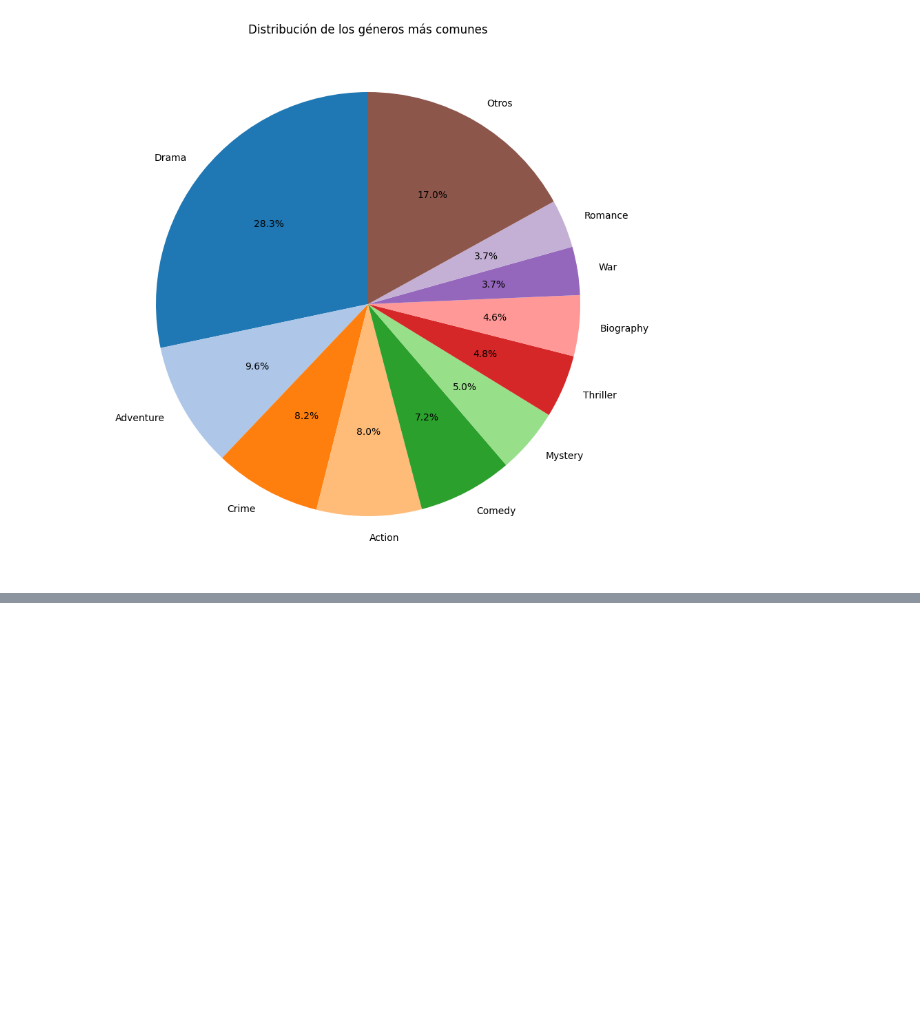
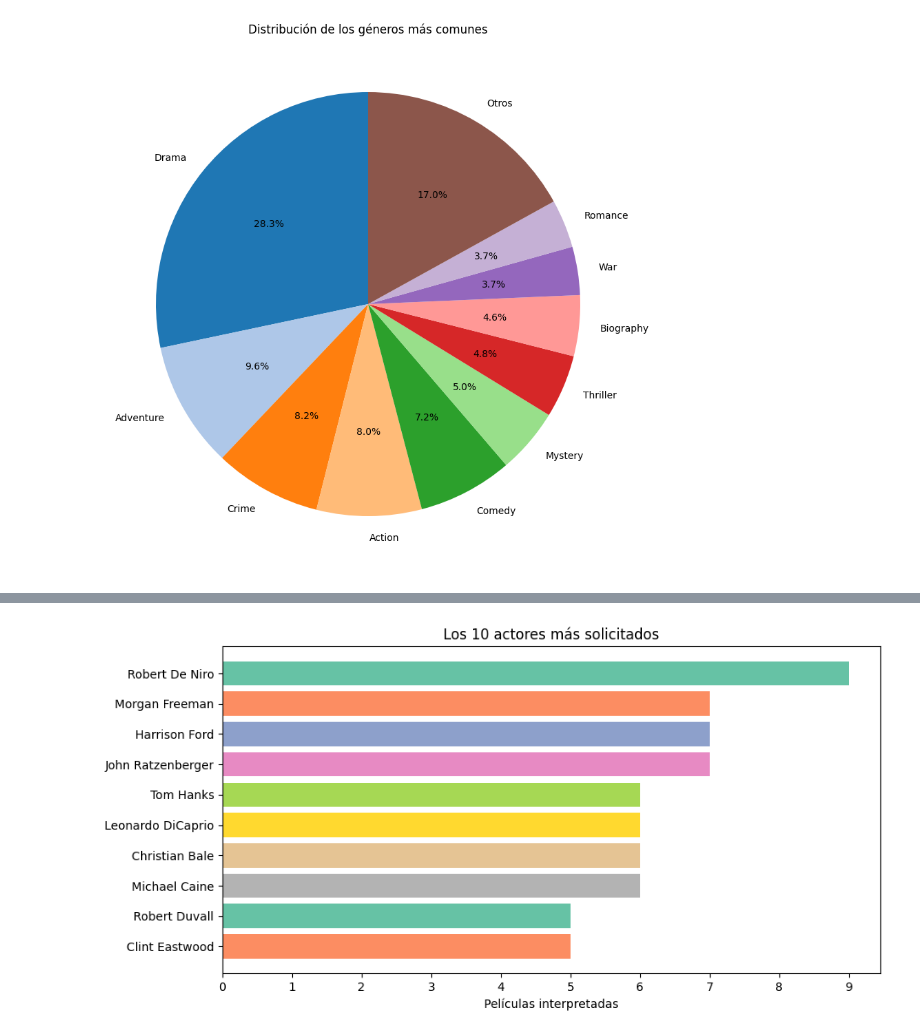
Before and after one commit to juanq348/imdb-top-movies, a Jupyter notebook: scripts/generar_grafico.ipynb, the cells around one changed output, grey strips where cells are left out. Cells and saved outputs as stored; diff of their text form; code cells hidden in the pictures; blank space fills up the shorter version.

```diff
--- a/scripts/generar_grafico.ipynb
+++ b/scripts/generar_grafico.ipynb
@@ -36,0 +54,18 @@ plt.show()
+# %%
+actores_separados = df["casts"].dropna().str.split(",")
+todos_los_actores = [actor.strip() for lista in actores_separados for actor in lista]
+conteo_actores = pd.Series(todos_los_actores).value_counts()
+
+top_10_actores = conteo_actores.head(10)
+
+plt.figure(figsize=(10,5))
+plt.barh(top_10_actores.index, top_10_actores.values, color = plt.cm.Set2.colors)
+
+
+plt.xlabel("Películas interpretadas")
+plt.title("Los 10 actores más solicitados")
+plt.gca().invert_yaxis()
+plt.xticks(range(0, max(top_10_actores.values)+1))
+plt.show()
+# %% [output]
+[figure, added]
```
Also changed, not shown: parts of 4 cells of this notebook, 1 other file.
